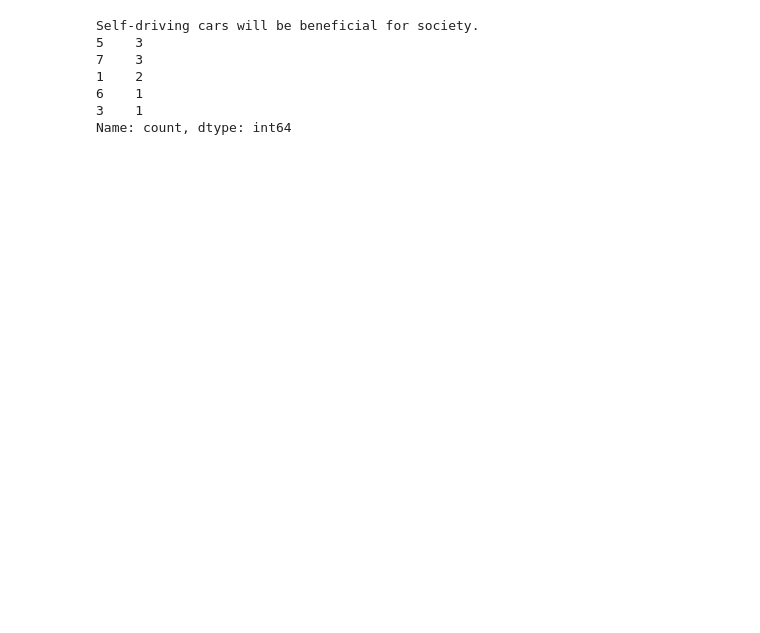
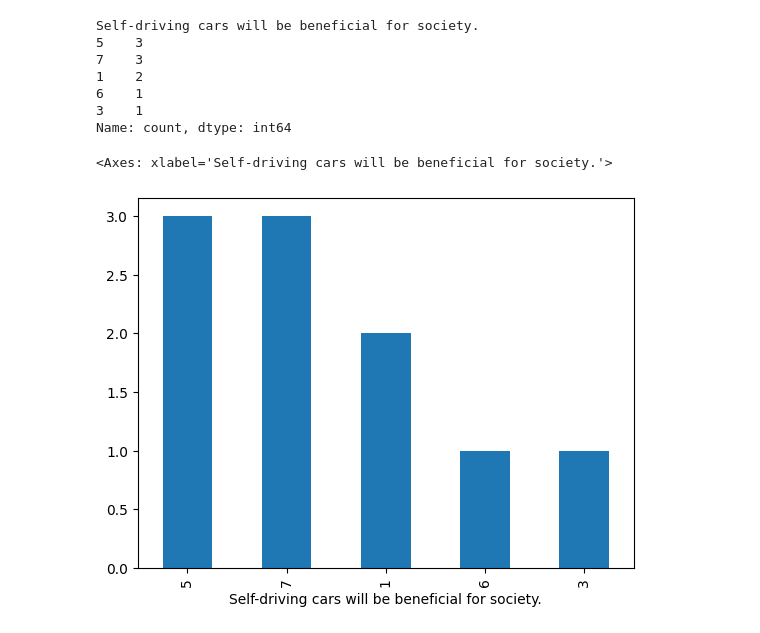
Before and after one commit to Zenon-Nowakowski/Ethics-of-self-driving-cars-analysis, a Jupyter notebook: data.ipynb, the cells around one changed output. Cells and saved outputs as stored; diff of their text form; code cells hidden in the pictures; blank space fills up the shorter version.

Commit message:
added in graphs

```diff
--- a/data.ipynb
+++ b/data.ipynb
@@ -26,3 +26,8 @@ Self-driving cars will be beneficial for society.
 6    1
 3    1
 Name: count, dtype: int64
+# %%
+df["Self-driving cars will be beneficial for society."].value_counts().plot.bar()
+# %% [output]
+<Axes: xlabel='Self-driving cars will be beneficial for society.'>
+[figure, added]
```
Also changed, not shown: parts of 5 cells of this notebook, 6 other files.
